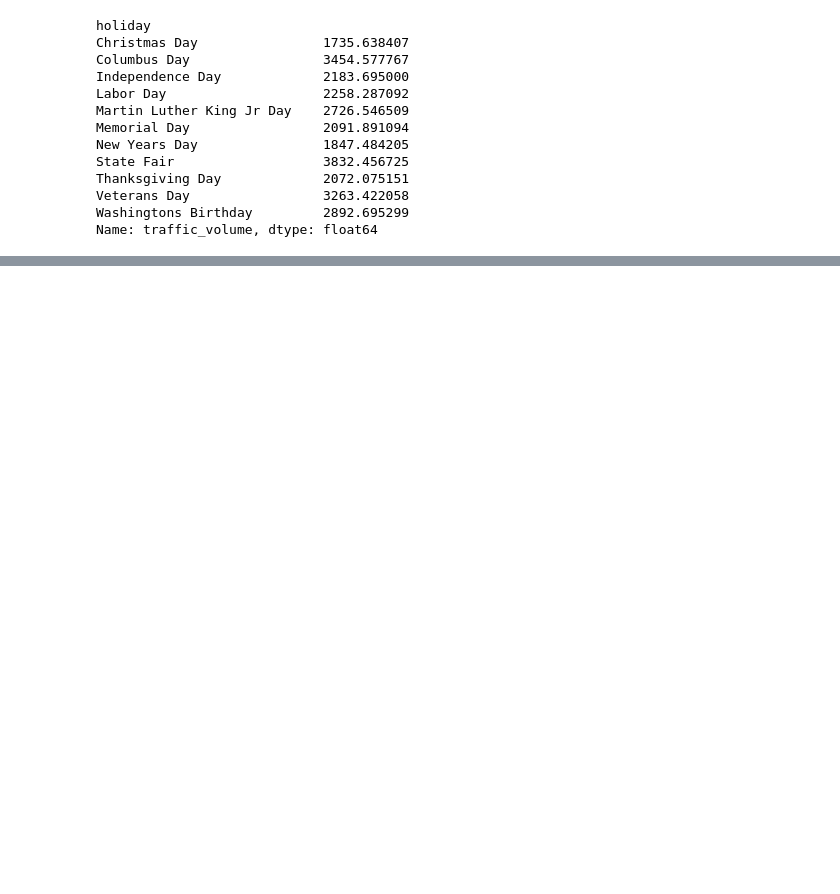
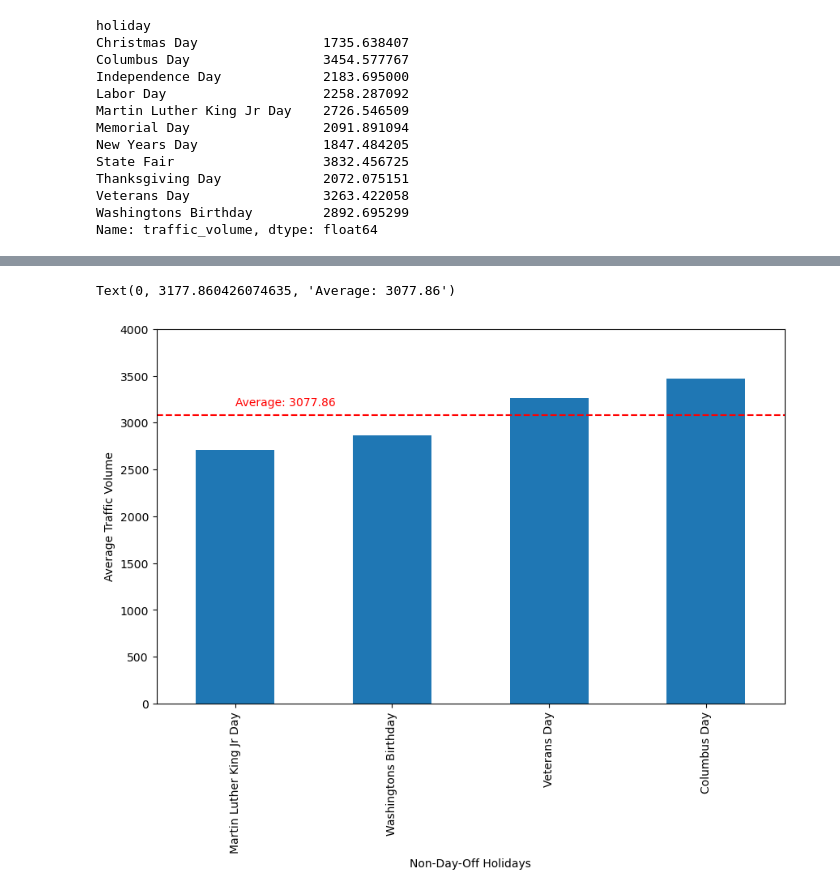
Before and after one commit to ajwilson79/traffic_volume_analysis, a Jupyter notebook: holiday_impact.ipynb, the cells around one changed output, grey strips where cells are left out. Cells and saved outputs as stored; diff of their text form; code cells hidden in the pictures; blank space fills up the shorter version.

```diff
--- a/holiday_impact.ipynb
+++ b/holiday_impact.ipynb
@@ -84,0 +158,20 @@ overall_holiday_average.plot(kind='bar', figsize=(10, 6), ylabel='Average Traffi
+# %%
+other_holidays = ['Martin Luther King Jr Day', 'Washingtons Birthday', 'Veterans Day', 'Columbus Day']
+other_holidays_data = df[df['holiday'].isin(other_holidays)]
+other_holidays_avg_traffic = other_holidays_data.groupby('holiday')['traffic_volume'].mean()
+other_holidays_avg_traffic_sorted = other_holidays_avg_traffic.sort_values()
+other_holidays_avg_traffic_sorted.plot(kind='bar', figsize=(10, 6), ylabel='Average Traffic Volume', xlabel='Non-Day-Off Holidays', ylim=(0, 4000))
+
+# Calculate the overall average traffic volume for core holidays
+overall_other_holidays_average = other_holidays_avg_traffic_sorted.mean()
+
+ax = other_holidays_avg_traffic_sorted.plot(kind='bar', figsize=(10, 6), ylabel='Average Traffic Volume', xlabel='Non-Day-Off Holidays', ylim=(0, 4000))
+
+# Draw a horizontal line indicating the overall average traffic volume for core holidays
+ax.axhline(y=overall_other_holidays_average, color='r', linestyle='--')
+
+# Add a text label to the horizontal line
+ax.text(0, overall_other_holidays_average + 100, f'Average: {overall_other_holidays_average:.2f}', color='r')
+# %% [output]
+Text(0, 3177.860426074635, 'Average: 3077.86')
+[figure, added]
```
Also changed, not shown: parts of 10 cells of this notebook.
